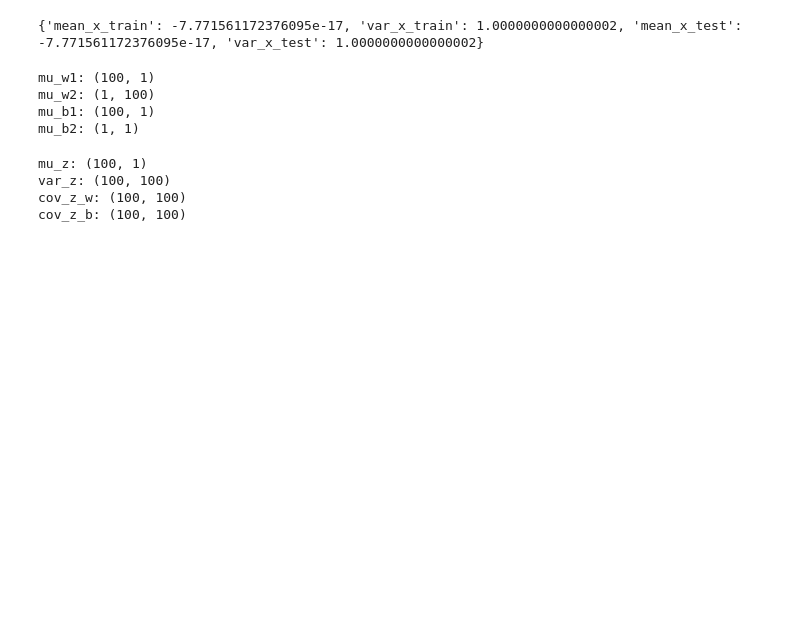
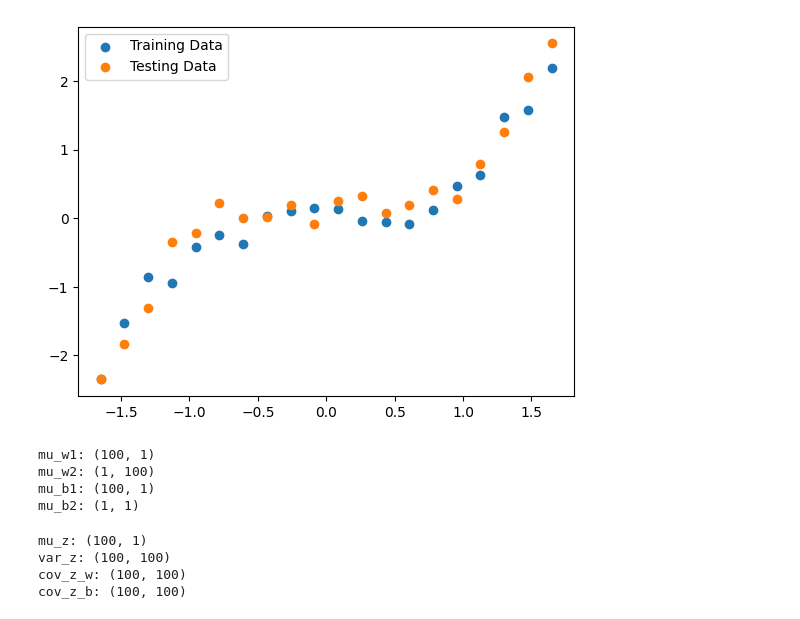
Before and after one commit to davidwardan/TAGI, a Jupyter notebook: test.ipynb, the cells around one changed output. Saved outputs shown, nothing was run; the diff lists cells and outputs as text; code cells hidden in the pictures; blank space fills up the shorter version.

```diff
--- a/test.ipynb
+++ b/test.ipynb
@@ -26,28 +26,15 @@ plt.show()
 # %%
-# get the mean and variance of the training data
-mean_x_train = np.mean(x_train)
-var_x_train = np.var(x_train)
-
-# get the mean and variance of the testing data
-mean_x_test = np.mean(x_test)
-var_x_test = np.var(x_test)
-
-# normalize the training and testing data
-x_train = (x_train - mean_x_train) / np.sqrt(var_x_train)
-x_test = (x_test - mean_x_test) / np.sqrt(var_x_test)
-
-# get the new mean and variance of the training data
-mean_x_train = np.mean(x_train)
-var_x_train = np.var(x_train)
-
-# get the new mean and variance of the testing data
-mean_x_test = np.mean(x_test)
-var_x_test = np.var(x_test)
-
-# define values to dictionary with mean and variance
-data = {'mean_x_train': mean_x_train, 'var_x_train': var_x_train, 'mean_x_test': mean_x_test, 'var_x_test': var_x_test}
-# show
-print(data)
+# Normalize the data between [0,1]
+x_train_norm = (x_train - np.mean(x_train)) / np.std(x_train)
+y_train_norm = (y_train - np.mean(y_train)) / np.std(y_train)
+x_test_norm = (x_test - np.mean(x_train)) / np.std(x_train)
+y_test_norm = (y_test - np.mean(y_train)) / np.std(y_train)
-# %% [output]
-{'mean_x_train': -7.771561172376095e-17, 'var_x_train': 1.0000000000000002, 'mean_x_test': -7.771561172376095e-17, 'var_x_test': 1.0000000000000002}
+# %%
+# plot the training data and testing data
+plt.scatter(x_train_norm, y_train_norm, label='Training Data')
+plt.scatter(x_test_norm, y_test_norm, label='Testing Data')
+plt.legend()
+plt.show()
+# %% [output]
+[figure, added]
 # %%
```
Also changed, not shown: parts of 13 cells of this notebook, 2 other files.
